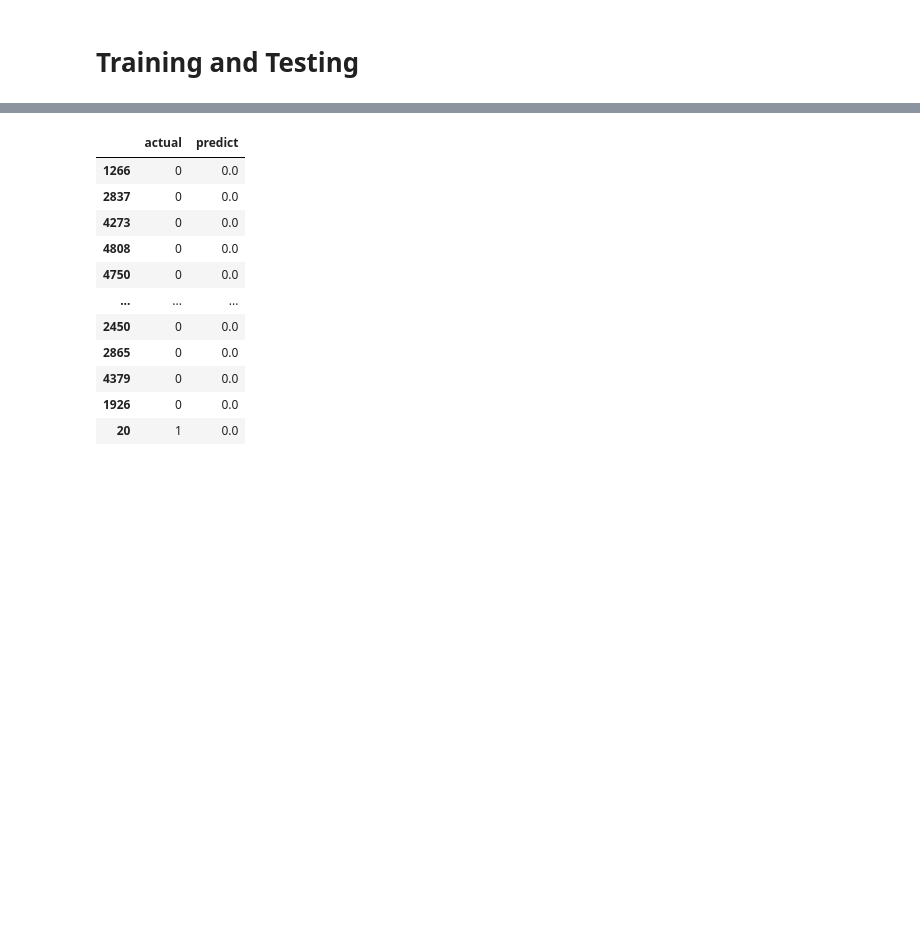
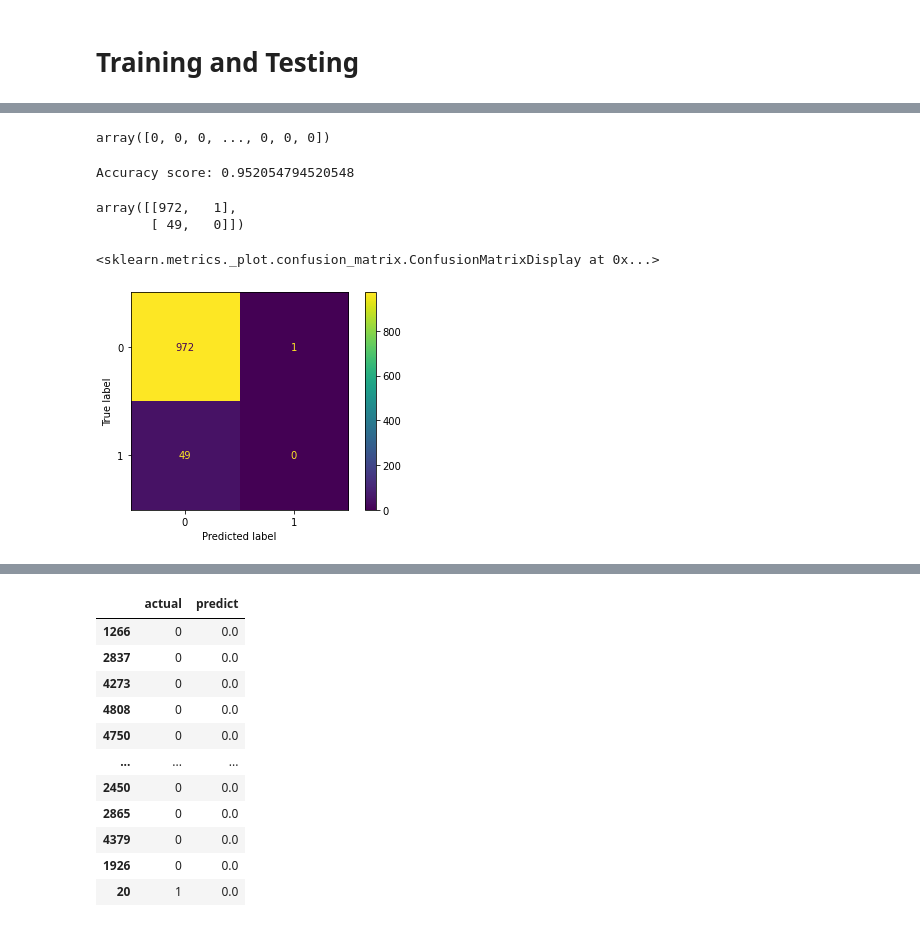
Before and after one commit to Safaa-Elkomy/stroke, a Jupyter notebook: Untitled0.ipynb, the cells around one changed output, grey strips where cells are left out. Cells and saved outputs as stored; diff of their text form; code cells hidden in the pictures; blank space fills up the shorter version.

```diff
--- a/Untitled0.ipynb
+++ b/Untitled0.ipynb
@@ -235,0 +263,4 @@ x1_train, x1_test, y_train, y_test = train_test_split(x1_const, y, test_size=0.2
+# %%
+from sklearn.linear_model import LogisticRegression
+classifier = LogisticRegression(random_state = 0)
+classifier.fit(x1_train, y_train)
@@ -235,0 +276,29 @@ x1_train, x1_test, y_train, y_test = train_test_split(x1_const, y, test_size=0.2
+# %%
+y_pred = classifier.predict(x1_test)
+y_pred
+# %% [output]
+array([0, 0, 0, ..., 0, 0, 0])
+# %%
+from sklearn.metrics import accuracy_score
+acc1 = accuracy_score(y_test, y_pred)
+print(f"Accuracy score: {acc1}")
+# %% [output]
+Accuracy score: 0.952054794520548
+# %%
+y_pred = classifier.predict(x1_test)
+from sklearn.metrics import confusion_matrix, accuracy_score
+cm = confusion_matrix(y_test, y_pred)
+pipe = make_pipeline(StandardScaler(), lr())
+pipe.fit(x1_train,y_train)
+y_pred = pipe.predict(x1_test)
+confusion_matrix(y_test,y_pred)
+# %% [output]
+array([[972,   1],
+       [ 49,   0]])
+# %%
+from sklearn.metrics import confusion_matrix
+from sklearn.metrics import plot_confusion_matrix
+plot_confusion_matrix(pipe,x1_test,y_test)
+# %% [output]
+<sklearn.metrics._plot.confusion_matrix.ConfusionMatrixDisplay at 0x...>
+[figure, added]
```
Also changed, not shown: parts of 6 cells of this notebook.
